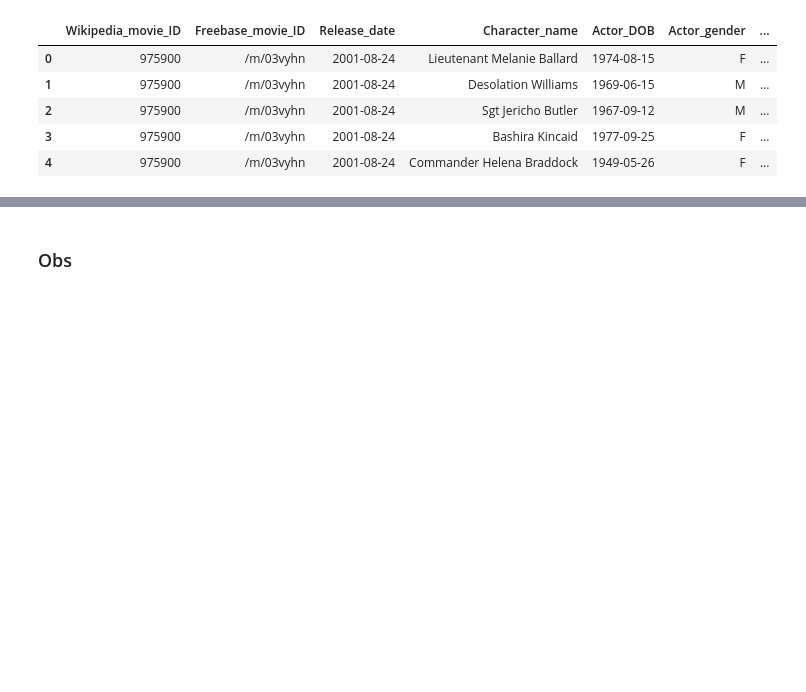
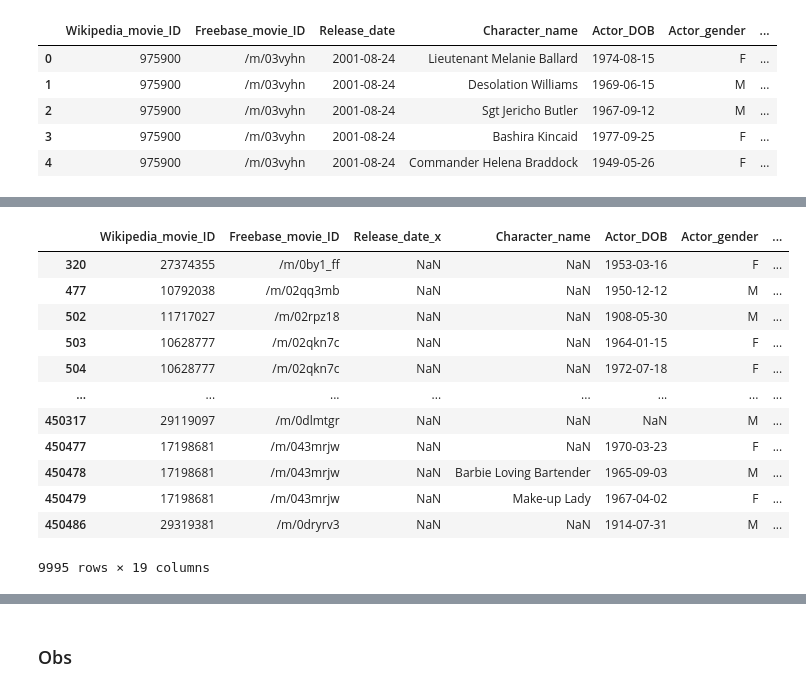
Before and after one commit to epfl-ada/ada-2024-project-dondata2025, a Jupyter notebook: juldib_preprocess.ipynb, the cells around one changed output, grey strips where cells are left out. Drawn from its saved outputs; the diff is of its cells as text; code cells hidden in the pictures; blank space fills up the shorter version.

```diff
--- a/juldib_preprocess.ipynb
+++ b/juldib_preprocess.ipynb
@@ -132,10 +84,14 @@ def extract_data(data, column_name):
             return ', '.join(data_dict.values())
     return None
 # %%
-# Example of applying the function to the 'Languages' column
+#Delete the Revenue column
+merged_data = merged_data.drop(columns=['Revenue'])
+# EParse the 'Languages' column
 merged_data['Countries'] = merged_data['Countries'].apply(lambda x: extract_data(x, 'Countries'))
-# Example of applying the function to the 'Countries' column
+# Parse the 'Countries' column
 merged_data['Languages'] = merged_data['Languages'].apply(lambda x: extract_data(x, 'Languages'))
+# Parse the 'Genres' column
+merged_data['Genres'] = merged_data['Genres'].apply(lambda x: extract_data(x, 'Genres'))
 # %%
 merged_data.head(20)
 # %% [output]
@@ -181,0 +122,3 @@ merged_data.head(20)
+# %%
+merged_data = merged_data.drop(columns=['Freebase_movie_ID_y'])
+merged_data = merged_data.rename(columns={'Freebase_movie_ID_x': 'Freebase_movie_ID'})
@@ -181,0 +145,17 @@ merged_data.head(20)
+# %%
+#Check if release date x and y are the same
+merged_data[merged_data['Release_date_x'] != merged_data['Release_date_y']]
+# %% [output]
+|  | Wikipedia_movie_ID | Freebase_movie_ID | Release_date_x | Character_name | Actor_DOB | Actor_gender | ... |
+| 320 | 27374355 | /m/0by1_ff | NaN | NaN | 1953-03-16 | F | ... |
+| 477 | 10792038 | /m/02qq3mb | NaN | NaN | 1950-12-12 | M | ... |
+| 502 | 11717027 | /m/02rpz18 | NaN | NaN | 1908-05-30 | M | ... |
+| 503 | 10628777 | /m/02qkn7c | NaN | NaN | 1964-01-15 | F | ... |
+| 504 | 10628777 | /m/02qkn7c | NaN | NaN | 1972-07-18 | F | ... |
+| ... | ... | ... | ... | ... | ... | ... | ... |
+| 450317 | 29119097 | /m/0dlmtgr | NaN | NaN | NaN | M | ... |
+| 450477 | 17198681 | /m/043mrjw | NaN | NaN | 1970-03-23 | F | ... |
+| 450478 | 17198681 | /m/043mrjw | NaN | Barbie Loving Bartender | 1965-09-03 | M | ... |
+| 450479 | 17198681 | /m/043mrjw | NaN | Make-up Lady | 1967-04-02 | F | ... |
+| 450486 | 29319381 | /m/0dryrv3 | NaN | NaN | 1914-07-31 | M | ... |
+9995 rows × 19 columns
```
Also changed, not shown: parts of 14 cells of this notebook, 1 other file.
